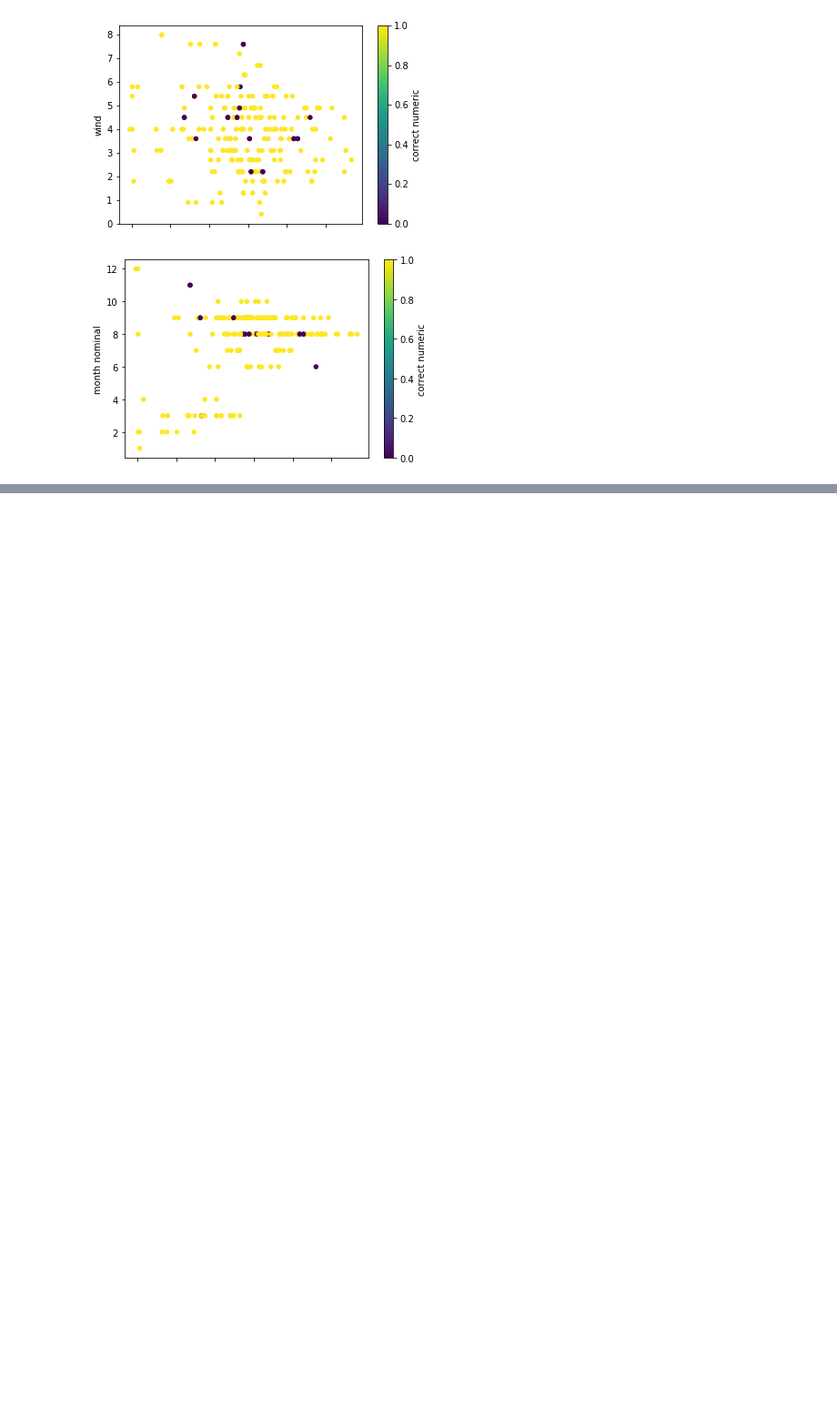
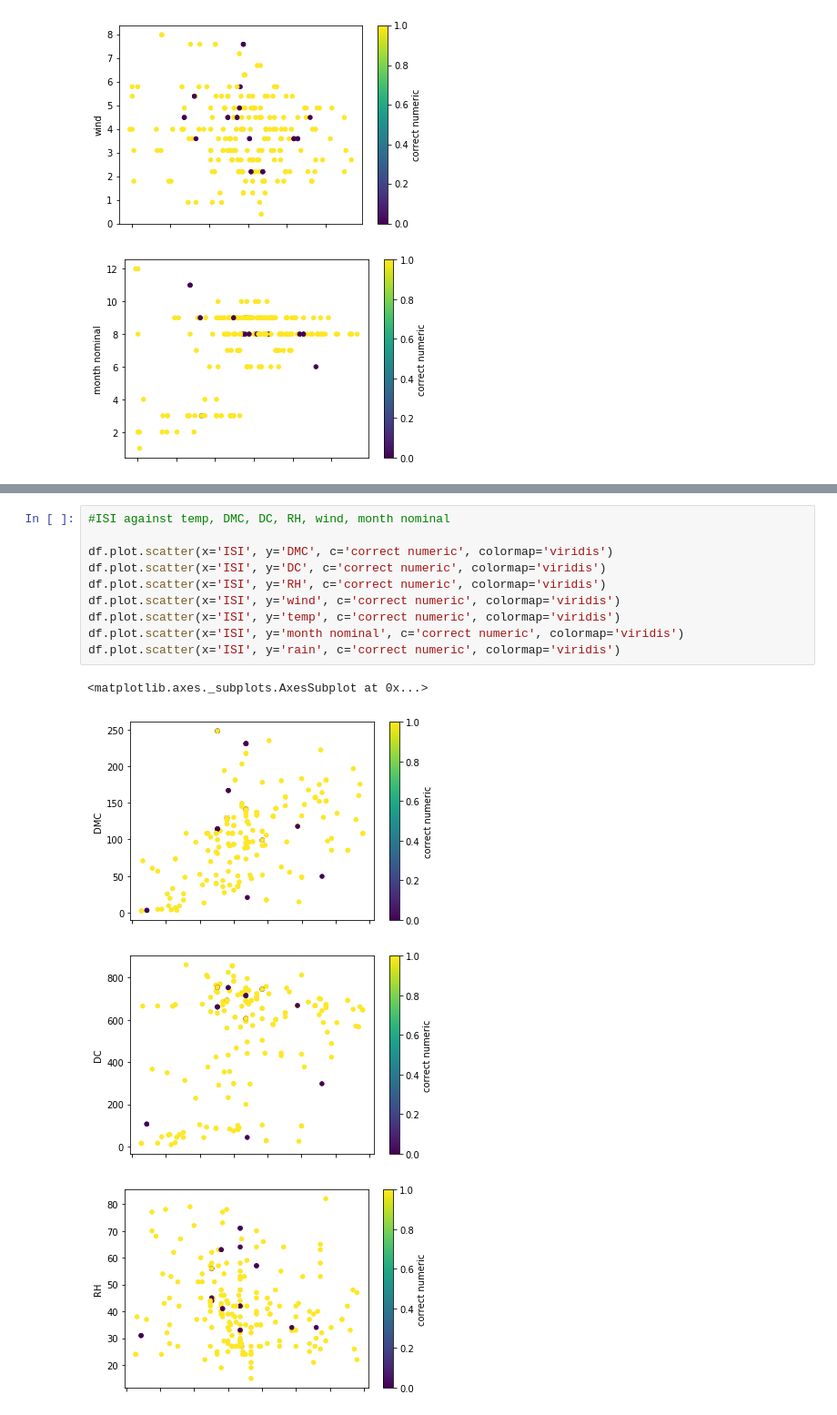
Before and after one commit to gayounglee57/sparkLab, a Jupyter notebook: gbt_results_patterns.ipynb, the cells around one changed output, grey strips where cells are left out. Shown at 91% size. Drawn from its saved outputs; the diff is of its cells as text; blank space fills up the shorter version.

```diff
--- a/gbt_results_patterns.ipynb
+++ b/gbt_results_patterns.ipynb
@@ -163,0 +169,15 @@ df.plot.scatter(x='temp', y='month nominal', c='correct numeric', colormap='viri
+# %%
+#ISI against temp, DMC, DC, RH, wind, month nominal
+
+df.plot.scatter(x='ISI', y='DMC', c='correct numeric', colormap='viridis')
+df.plot.scatter(x='ISI', y='DC', c='correct numeric', colormap='viridis')
+df.plot.scatter(x='ISI', y='RH', c='correct numeric', colormap='viridis')
+df.plot.scatter(x='ISI', y='wind', c='correct numeric', colormap='viridis')
+df.plot.scatter(x='ISI', y='temp', c='correct numeric', colormap='viridis')
+df.plot.scatter(x='ISI', y='month nominal', c='correct numeric', colormap='viridis')
+df.plot.scatter(x='ISI', y='rain', c='correct numeric', colormap='viridis')
+# %% [output]
+<matplotlib.axes._subplots.AxesSubplot at 0x...>
+[figure, added]
+[figure, added]
+[figure, added]
```
Also changed, not shown: parts of 4 cells of this notebook.
